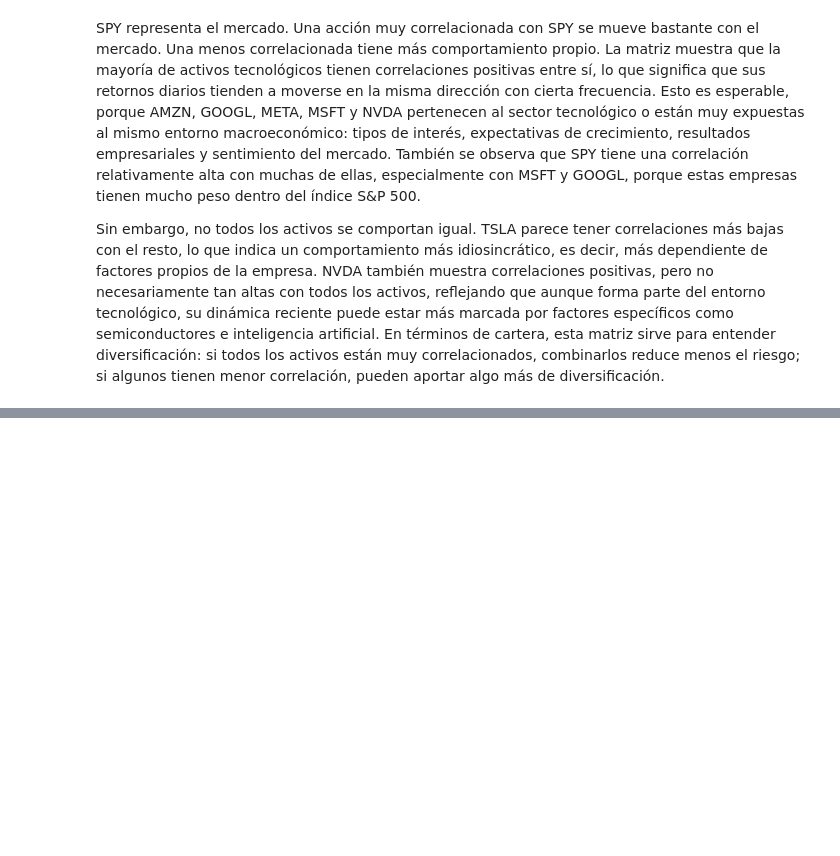
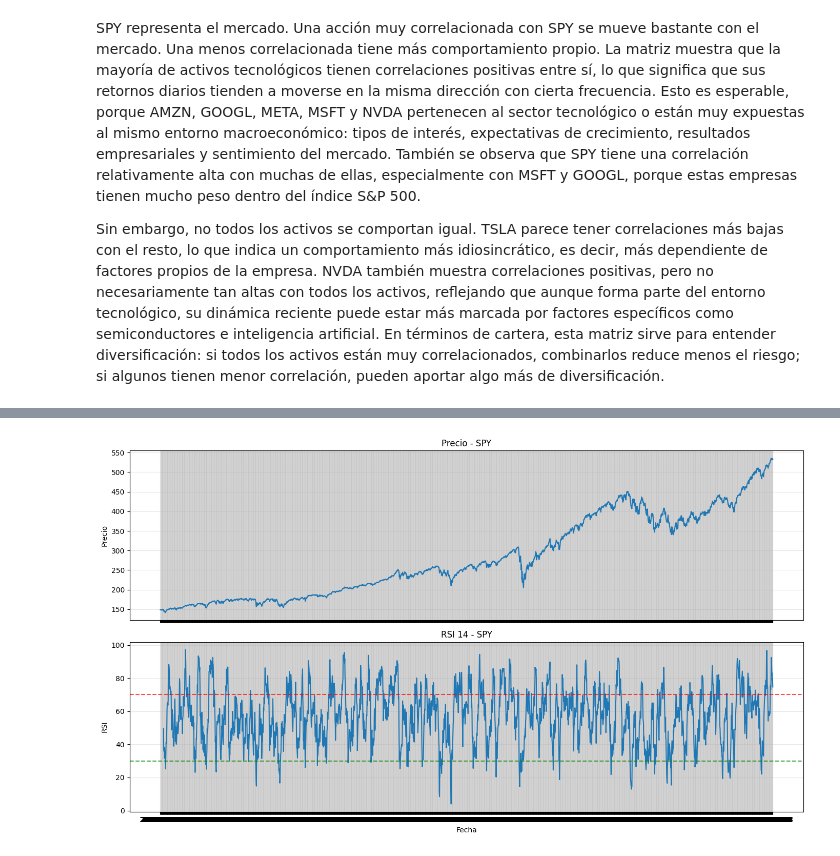
Before and after one commit to juanbarearojo/Mini-trading-bot, a Jupyter notebook: eda.ipynb, the cells around one changed output, grey strips where cells are left out. Saved outputs shown, nothing was run; the diff lists cells and outputs as text; code cells hidden in the pictures; blank space fills up the shorter version.

```diff
--- a/eda.ipynb
+++ b/eda.ipynb
@@ -623,0 +830,30 @@ Sin embargo, no todos los activos se comportan igual. TSLA parece tener correlac
+# %%
+ticker_example = "SPY"
+
+fig, ax = plt.subplots(2, 1, figsize=(14, 8), sharex=True)
+
+ax[0].plot(
+    ohlcv_wide.index,
+    ohlcv_wide[f"Close_{ticker_example}"],
+    label="Close"
+)
+ax[0].set_title(f"Precio - {ticker_example}")
+ax[0].set_ylabel("Precio")
+ax[0].grid(True, alpha=0.3)
+
+ax[1].plot(
+    ohlcv_wide.index,
+    ohlcv_wide[f"rsi_14_{ticker_example}"],
+    label="RSI 14"
+)
+ax[1].axhline(70, linestyle="--", color="red", alpha=0.7)
+ax[1].axhline(30, linestyle="--", color="green", alpha=0.7)
+ax[1].set_title(f"RSI 14 - {ticker_example}")
+ax[1].set_ylabel("RSI")
+ax[1].set_xlabel("Fecha")
+ax[1].grid(True, alpha=0.3)
+
+plt.tight_layout()
+plt.show()
+# %% [output]
+[figure, added]
```
Also changed, not shown: parts of 31 cells of this notebook, 2 other files.
